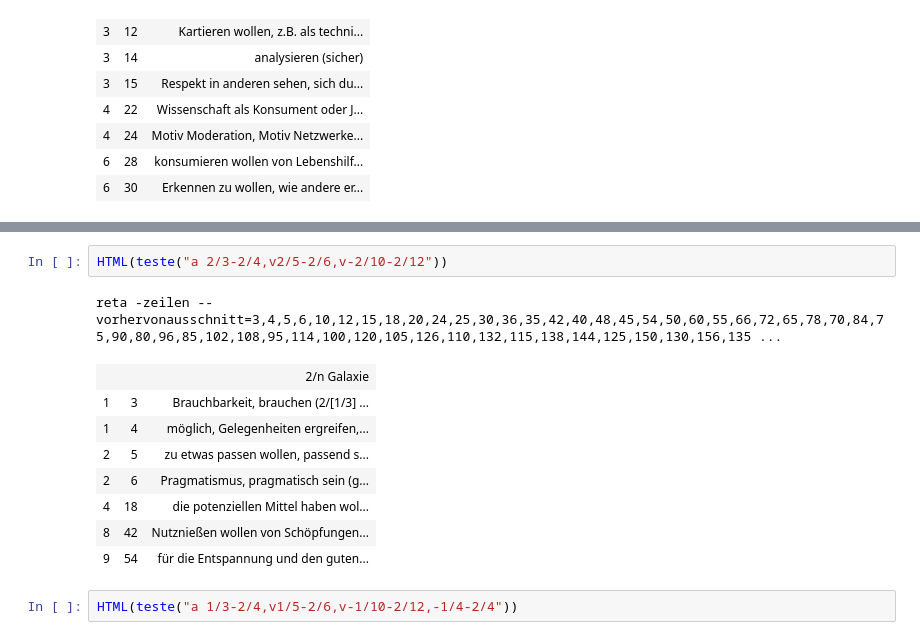
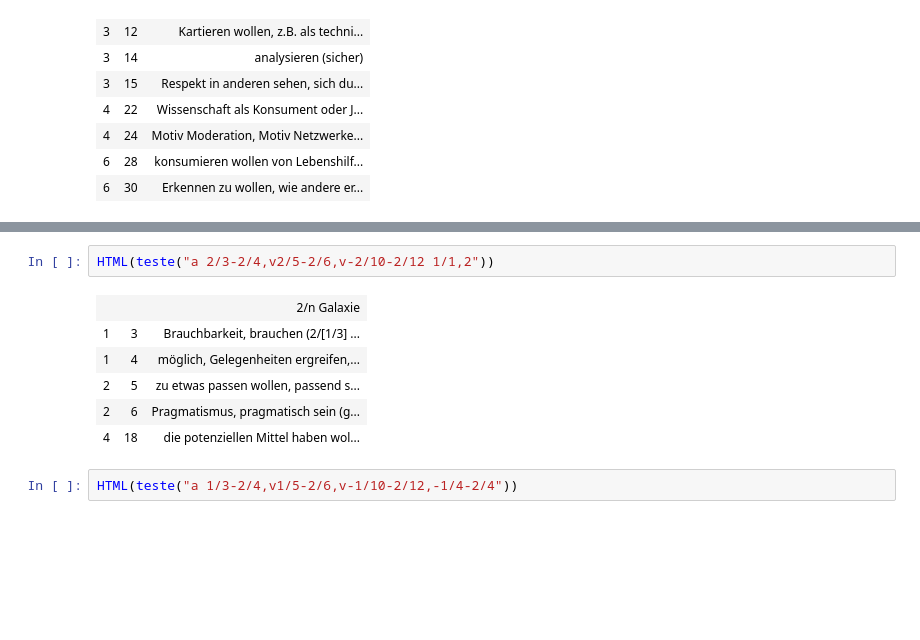
Before and after one commit to githubuser2000/reta-23-07-20, a Jupyter notebook: unit-testing/bruchSyntaxNeu-23-04.ipynb, the cells around one changed output, grey strips where cells are left out. Saved outputs shown, nothing was run; the diff lists cells and outputs as text; blank space fills up the shorter version.

```diff
--- a/unit-testing/bruchSyntaxNeu-23-04.ipynb
+++ b/unit-testing/bruchSyntaxNeu-23-04.ipynb
@@ -147,15 +136,12 @@ reta -zeilen --vorhervonausschnitt=3,4,5,6,10,12,15,18,20,24,25,30,36,35,42,40,4
 # %%
-HTML(teste("a 2/3-2/4,v2/5-2/6,v-2/10-2/12"))
+HTML(teste("a 2/3-2/4,v2/5-2/6,v-2/10-2/12 1/1,2"))
 # %% [output]
-reta -zeilen --vorhervonausschnitt=3,4,5,6,10,12,15,18,20,24,25,30,36,35,42,40,48,45,54,50,60,55,66,72,65,78,70,84,75,90,80,96,85,102,108,95,114,100,120,105,126,110,132,115,138,144,125,150,130,156,135 ...
 |  |  | 2/n Galaxie |
 | 1 | 3 | Brauchbarkeit, brauchen (2/[1/3] ... |
 | 1 | 4 | möglich, Gelegenheiten ergreifen,... |
 | 2 | 5 | zu etwas passen wollen, passend s... |
 | 2 | 6 | Pragmatismus, pragmatisch sein (g... |
 | 4 | 18 | die potenziellen Mittel haben wol... |
-| 8 | 42 | Nutznießen wollen von Schöpfungen... |
-| 9 | 54 | für die Entspannung und den guten... |
 # %%
 HTML(teste("a 1/3-2/4,v1/5-2/6,v-1/10-2/12,-1/4-2/4"))
 # %% [output]
```
Also changed, not shown: parts of 3 cells of this notebook, 1 other file.
